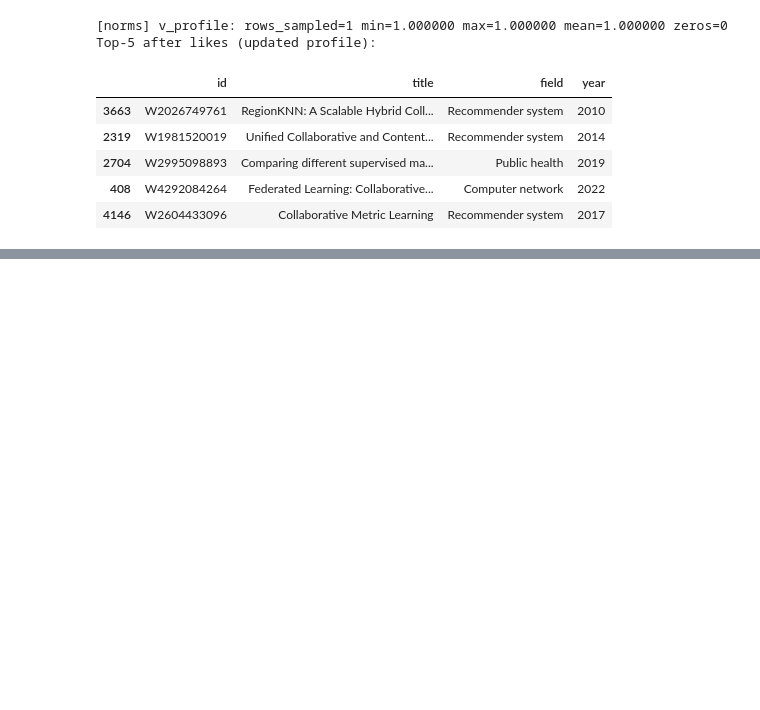
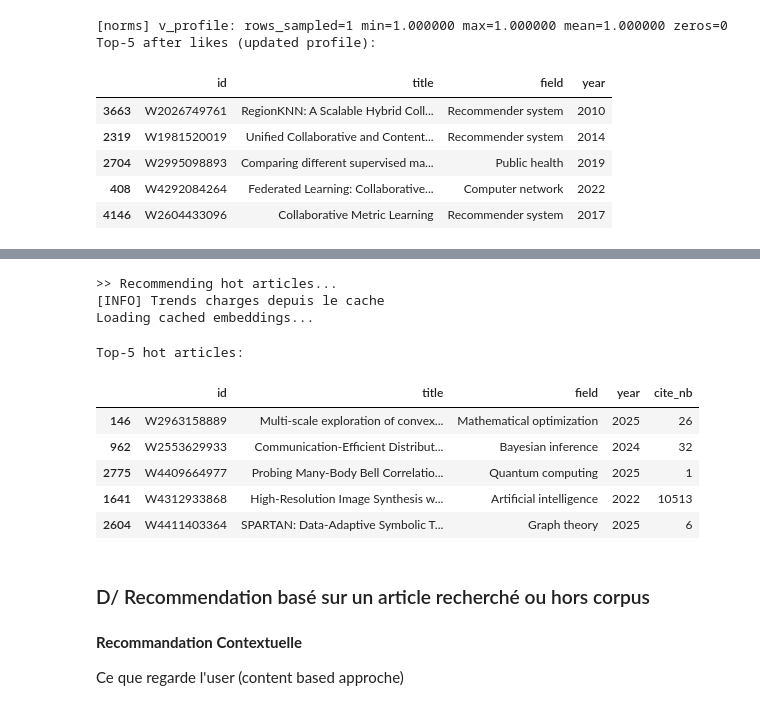
Before and after one commit to aurvl/ResearchPapersRecommandationSystem, a Jupyter notebook: notebooks/01_exploration.ipynb, the cells around one changed output, grey strips where cells are left out. Cells and saved outputs as stored; diff of their text form; code cells hidden in the pictures; blank space fills up the shorter version.

```diff
--- a/notebooks/01_exploration.ipynb
+++ b/notebooks/01_exploration.ipynb
@@ -323,0 +426,5 @@ joblib.dump(vectorizer, os.path.join(project_root, 'models', 'tfidf_vectorizer.j
+# %%
+# Embeddings des articles
+print(">> Computing article embeddings...")
+X_emb, model = get_or_compute_article_embeddings(articles_df)
+print(f"  - Embedding matrix shape: {X_emb.shape}\n")
@@ -323,0 +545,22 @@ joblib.dump(vectorizer, os.path.join(project_root, 'models', 'tfidf_vectorizer.j
+# %%
+print(">> Recommending hot articles...")
+recs_hot = recommend_hot_articles(articles_df, method="semantic", model=model, top_k=5)
+print("Top-5 hot articles:")
+recs_hot[["id", "title", "field", "year", "cite_nb"]]
+# %% [output]
+>> Recommending hot articles...
+[INFO] Trends charges depuis le cache
+Loading cached embeddings...
+Top-5 hot articles:
+|  | id | title | field | year | cite_nb |
+| 146 | W2963158889 | Multi-scale exploration of convex... | Mathematical optimization | 2025 | 26 |
+| 962 | W2553629933 | Communication-Efficient Distribut... | Bayesian inference | 2024 | 32 |
+| 2775 | W4409664977 | Probing Many-Body Bell Correlatio... | Quantum computing | 2025 | 1 |
+| 1641 | W4312933868 | High-Resolution Image Synthesis w... | Artificial intelligence | 2022 | 10513 |
+| 2604 | W4411403364 | SPARTAN: Data-Adaptive Symbolic T... | Graph theory | 2025 | 6 |
+# %% [markdown]
+### D/ Recommendation basé sur un article recherché ou hors corpus
+# %% [markdown]
+**Recommandation Contextuelle**
+
+Ce que regarde l'user (content based approche)
```
Also changed, not shown: parts of 45 cells of this notebook, 18 other files.
